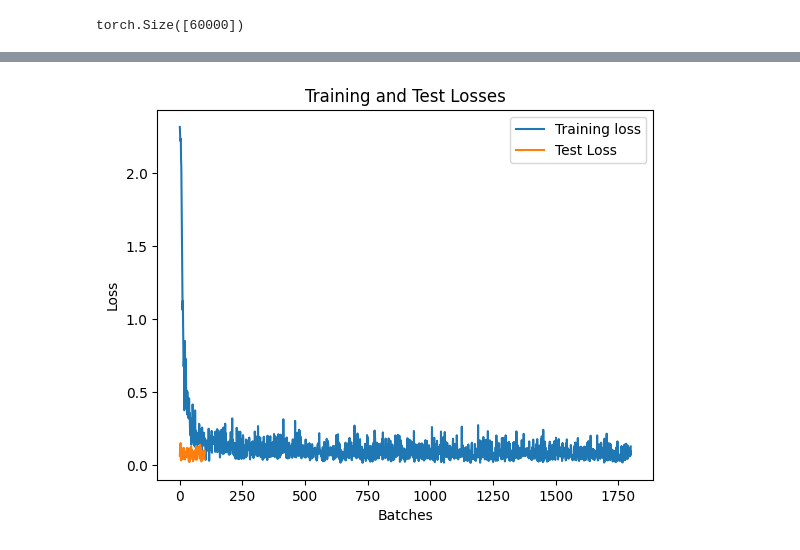
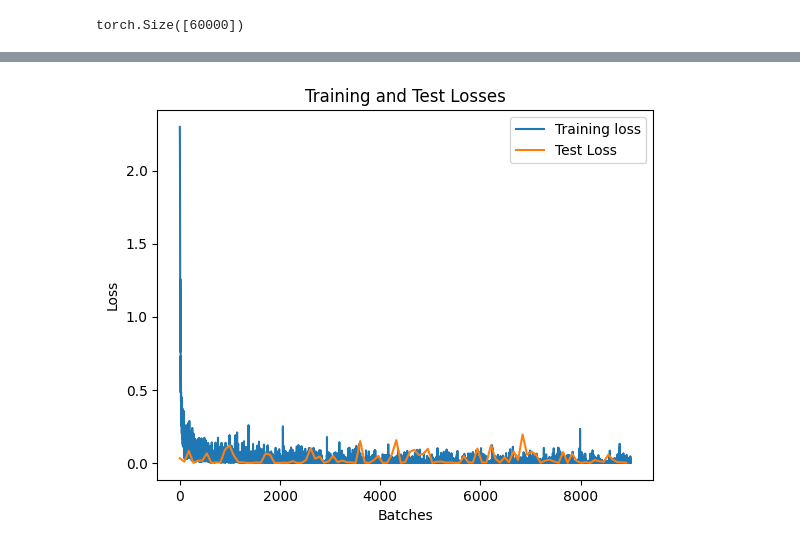
Before and after one commit to Davit000Asryan/My-projects, a Jupyter notebook: MNIST_digit_recognition.ipynb, the cells around one changed output, grey strips where cells are left out. Drawn from its saved outputs; the diff is of its cells as text; code cells hidden in the pictures.

```diff
--- a/MNIST_digit_recognition.ipynb
+++ b/MNIST_digit_recognition.ipynb
@@ -108,25 +81,24 @@ class Model(nn.Module):
         self.pool2 = nn.MaxPool2d(kernel_size=2, stride=2)
         self.fcl1 = nn.Linear(in_features=128*7*7, out_features=64)
         self.out_layer = nn.Linear(in_features=64, out_features=10)
-        self.p=0.01
 
 
     # forward method with ReLu activation functions
     def forward(self, x):
-        x = F.dropout(F.relu(self.conv1(x)),p=self.p)
-        x = F.dropout(F.relu(self.conv2(x)),p=self.p)
-        x = self.pool1(x)
-        x = F.dropout(F.relu(self.conv3(x)),p=self.p)
-        x = self.pool2(x)
-        x = x.view(x.size(0), -1)
-        x = F.dropout(F.relu(self.fcl1(x)), p=self.p)
-        x = self.out_layer(x)
+      x = F.relu(self.conv1(x))
+      x = F.relu(self.conv2(x))
+      x = self.pool1(x)
+      x = F.relu(self.conv3(x))
+      x = self.pool2(x)
+      x = x.view(x.size(0), -1)
+      x = F.relu(self.fcl1(x))
+      x = self.out_layer(x)
 
-        return x
+      return x
 # %%
-# instantiating the model, optimizer and loss
+# instantiating the model, optimizer and loss function
 model = Model().to(device)
-optimizer = optim.Adam(model.parameters(), lr=0.001, weight_decay=0.01)
+optimizer = optim.Adam(model.parameters(), lr=0.001)
 loss_f = nn.CrossEntropyLoss()
 
 # creating caches for losses
@@ -134,7 +106,7 @@ train_losses = []
 test_losses = []
 # %%
 # training
-epochs = 3
+epochs = 15
 
 # making a counters for calculating accuracy
 train_total_correct = 0
@@ -143,6 +115,7 @@ train_total = 0
 
 # putting the model into training mode
 model.train()
+print('Training started')
 
 for epoch in range(epochs):
   for batch_idx, (train_inputs, train_labels) in enumerate(loaders['train']):
@@ -168,11 +141,6 @@ for epoch in range(epochs):
     # ubdate the parameters
     optimizer.step()
 
-    # tracking the training losses
-    if ((epoch*600)+batch_idx) % 200 == 0:
-      print(f'For training batch index: {(epoch*600)+batch_idx} the loss is: {train_loss.item()}')
-
-
     # get the predicted classes
     train_pred_classes = train_preds.argmax(dim=1)
 
@@ -183,11 +151,10 @@ for epoch in range(epochs):
     train_total_correct += train_correct_predictions.sum().item()
     train_total += train_labels.size(0)
 
-# calculate the mean train loss over all batches
-mean_train_loss = sum(train_losses) / len(train_losses)
+  # tracking the training losses
+  print(f'For training epoch: {epoch+1} the avarage loss is: {np.mean(train_losses)}')
 
-print(f'The mean train loss: {mean_train_loss}')
-
+print('Training finished')
 
 # calculate the accuracy
 train_accuracy = (train_total_correct / train_total)*100
@@ -256,15 +230,15 @@ Testing accuracy: 97.63 %
 # %%
 plt.plot(train_losses, label='Training loss')
 
 #create X axis for testing losses
-X_axis_test = [i*1 for i in range(len(test_losses))]
+X_axis_test = [i*90 for i in range(len(test_losses))]
 
 plt.plot(X_axis_test, test_losses, label='Test Loss')
 
 plt.legend()
 plt.title('Training and Test Losses')
 plt.xlabel('Batches')
 plt.ylabel('Loss')
 plt.show()
 # %% [output]
-[figure, old version]
+[figure, new version]
```
Also changed, not shown: parts of 7 cells of this notebook.
